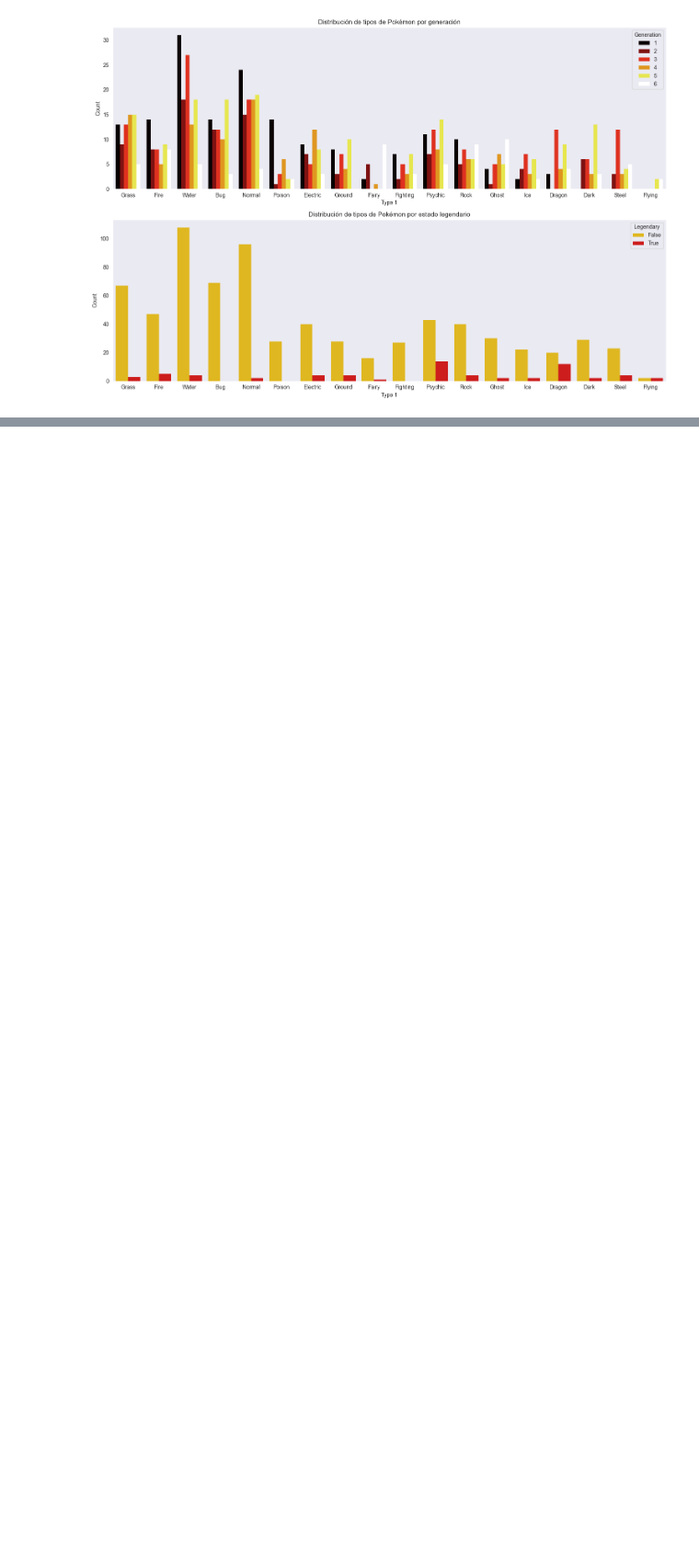
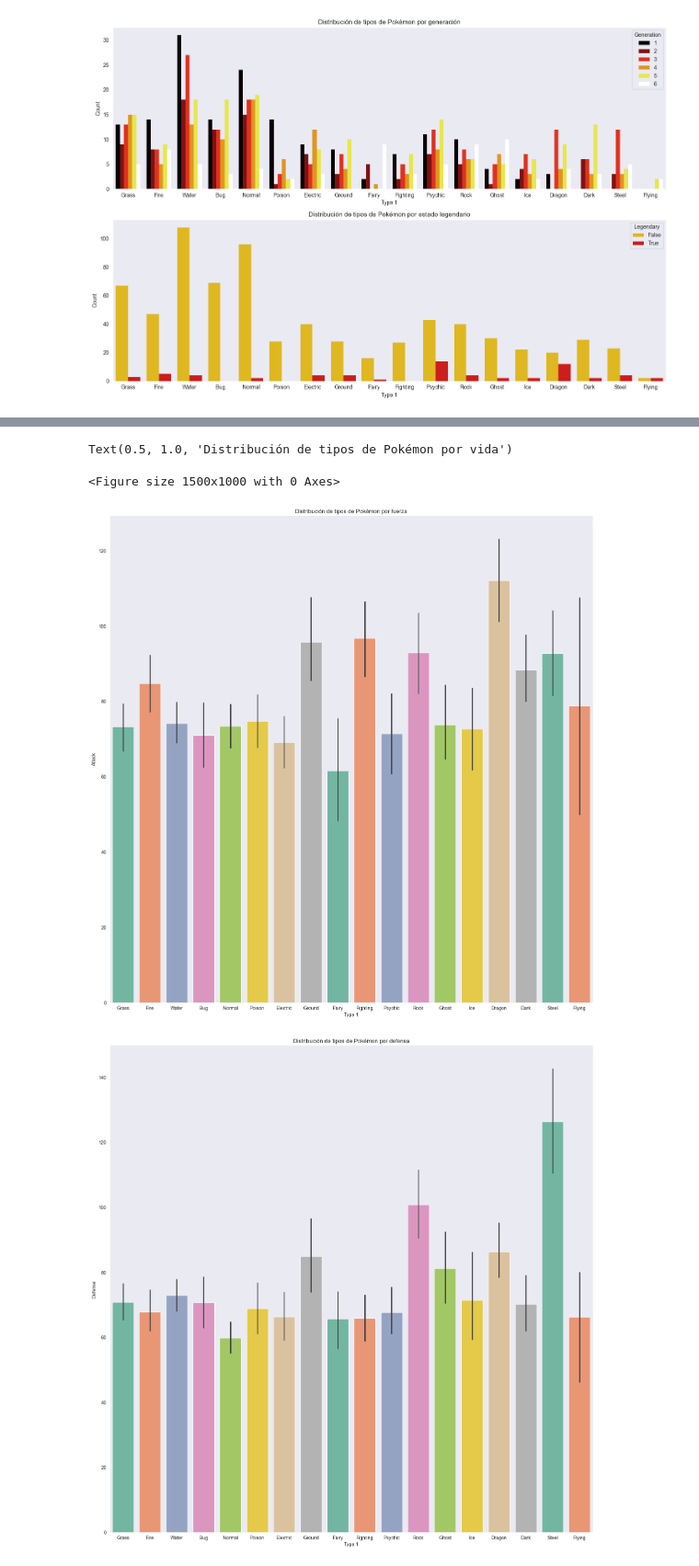
Before and after one commit to borjabarber/EDA_POKEMON, a Jupyter notebook: 2_Analisis_EDA.ipynb, the cells around one changed output, grey strips where cells are left out. Shown at 92% size. Cells and saved outputs as stored; diff of their text form; code cells hidden in the pictures; blank space fills up the shorter version.

```diff
--- a/2_Analisis_EDA.ipynb
+++ b/2_Analisis_EDA.ipynb
@@ -440,3 +441,15 @@ plt.tight_layout()
 plt.show()
 # %% [output]
 [figure]
+# %%
+#Distribución de pokemon por tipo con indicadores de fuerza, vida y defensa.
+plt.figure(figsize=(15,10))
+sns.catplot(pokemon, x='Type 1', y='Attack', palette='Set2', kind="bar", height = 15)
+plt.title('Distribución de tipos de Pokémon por fuerza')
+
+sns.catplot(pokemon, x='Type 1', y='Defense', palette='Set2', kind="bar", height = 15)
+plt.title('Distribución de tipos de Pokémon por defensa')
+
+sns.catplot(pokemon, x='Type 1', y='HP', palette='Set2', kind="bar", height = 15)
+plt.title('Distribución de tipos de Pokémon por vida')
+# %% [output]
@@ -442,0 +469,4 @@ plt.show()
+Text(0.5, 1.0, 'Distribución de tipos de Pokémon por vida')
+<Figure size 1500x1000 with 0 Axes>
+[figure, added]
+[figure, added]
```
Also changed, not shown: parts of 28 cells of this notebook.
